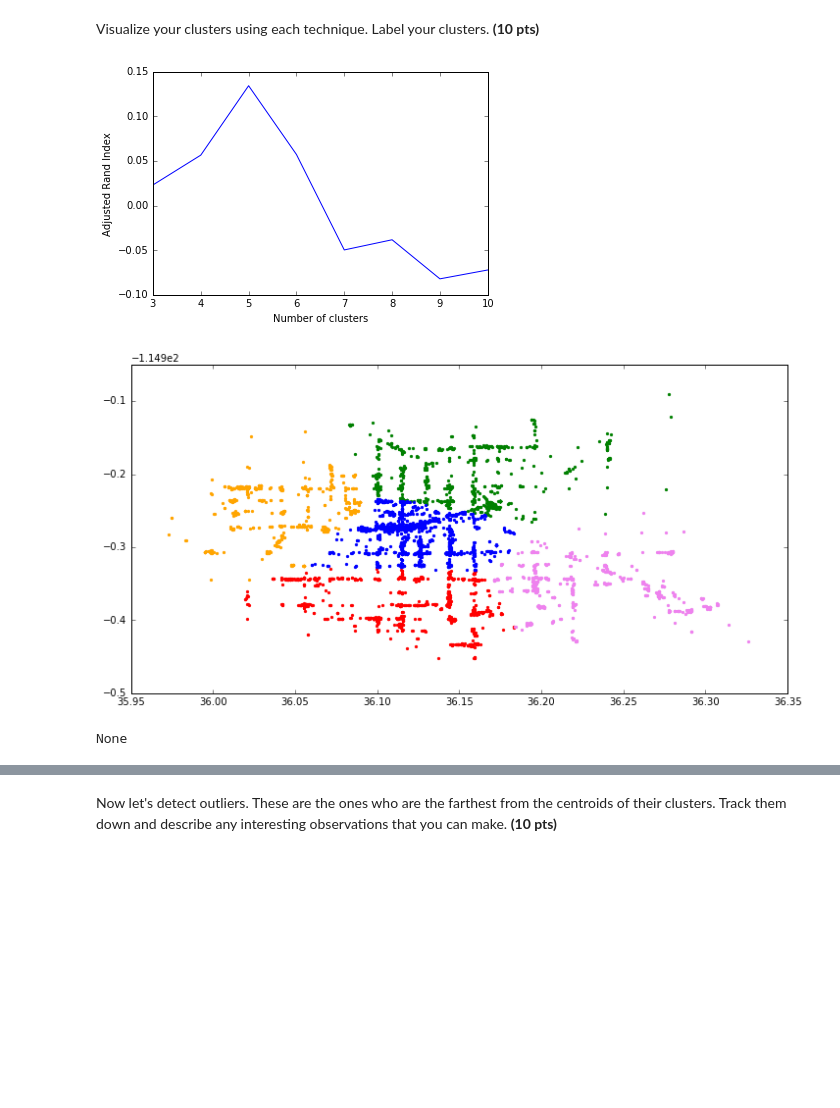
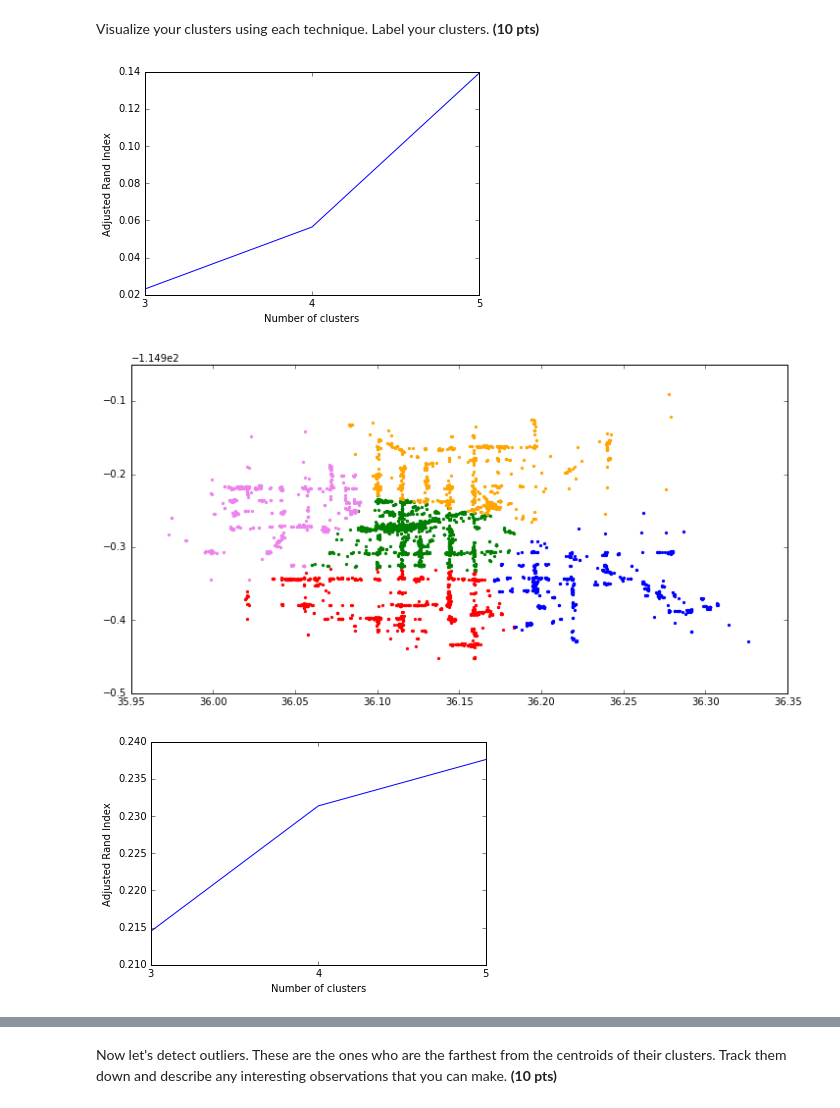
Before and after one commit to coolcor12/cs591-personal, a Jupyter notebook: hw2-submission/Homework-2.ipynb, the cells around one changed output, grey strips where cells are left out. Cells and saved outputs as stored; diff of their text form; code cells hidden in the pictures; blank space fills up the shorter version.

Commit message:
test run, cluster with attributes and locations

```diff
--- a/hw2-submission/Homework-2.ipynb
+++ b/hw2-submission/Homework-2.ipynb
@@ -202,27 +202,44 @@ Things you may want to consider:
 1. The spatial coordinates and restaurant categories/attributes have different units of scale. Your results could be arbitrarily skewed if you don't incorporate some scaling.
 2. Some restaurant types are inherently more common than others. For example, there are probably lots of "pizza" restaurants. You may want to normalize your vectors so that you don't end up with only clusters of "pizza" restaurants.
 # %%
+from sklearn.feature_extraction import DictVectorizer
+from sklearn.preprocessing import normalize
 from sklearn.cluster import KMeans
 import sklearn.metrics as metrics
 import numpy as np
 import json
 
 def parse_business_data(filename):
-    lexicon = load_lexicon()
     locations = [] # list of business locations (lat., long.)
-    similarities = [] # list of (categories, attributes)
+    attributes = [] # list of (categories, attributes)
     business = None # variable for current business in for loop
+    all_cats = []
     for line in open(filename, 'r'):
         business = json.loads(line) # load business from file
         if 'Restaurants' in business['categories']:
             if business['city'] == 'Las Vegas' and business['state'] == 'NV':
                 locations.append([business['latitude'], business['longitude']])
-                similarities.append((business['categories'],
-                                     business['attributes']))
-    return np.array(locations), similarities
+                attributes.append({key: int(business['attributes'][key]) for key in business['attributes']
+                                    if type(business['attributes'][key]) == bool})
+                all_cats += business['categories']
+    #print set(all_cats)
+    return np.array(locations), attributes
+
+def combine_and_noramalize(locs, attribs):
+    locs = normalize(locs)
+    vec = DictVectorizer()
+    X = vec.fit_transform(attributes).toarray() # integer vectors of tag count per user
+    y = vec.get_feature_names() # tag label of each index in vector
+    all_data = []
+    for i in range(len(locs)):
+        all_data += [[x for x in locs[i]] + [x for x in X[i]]]
+    return np.array(all_data)
 
 filename = 'yelp_dataset_challenge_academic_dataset/yelp_academic_dataset_business.json'
-locations, similarities = parse_business_data(filename)
+locations, attributes = parse_business_data(filename)
+all_data = combine_and_noramalize(locations, attributes)
+
+#print attributes
 
 #locations = np.array(locations).T
 #plt.figure(figsize=(12, 6))
@@ -251,36 +268,37 @@ def plot_cluster(points, labels):
     for key in X:
         plt.scatter(X[key][0], X[key][1], color=colors[key], marker=".")
     plt.show()
 
 def sc_evaluate_cluster(X, k, show_each=False):
     kmeans = KMeans(init='k-means++', n_clusters=k, n_init=10)
     kmeans.fit(X)
     if show_each:
         plot_cluster(X, kmeans.labels_)
     return metrics.silhouette_score(X, kmeans.labels_, metric='cosine'), kmeans.labels_
 
-def find_best_cluster(X, min_k, max_k, show_each=False):
+def find_best_cluster(X, min_k, max_k, locs, show_each=False):
     x = list(range(min_k, max_k + 1))
     scores = [0]*(max_k - min_k + 1)
     best_labels = None
     best_score = float('-inf')
     for i in range(min_k, max_k + 1):
         score, labels = sc_evaluate_cluster(X, i, show_each=show_each)
         scores[i - min_k] = score
         if score > best_score:
             best_score = score
             best_labels = labels
     plt.xlabel('Number of clusters')
     plt.ylabel('Adjusted Rand Index')
     plt.xticks(x)
     plt.plot(x, scores)
     plt.show()
 
-    plot_cluster(X, best_labels)
+    plot_cluster(locs, best_labels)
 
 
-print find_best_cluster(locations, 3, 10, show_each=False)
+find_best_cluster(locations, 3, 5, locations, show_each=False)
+find_best_cluster(all_data, 3, 5, locations, show_each=False)
 # %% [output]
-[figure, old version]
+[figure, new version]
-[figure, old version]
+[figure, new version]
-None
+[figure, added]
```
Also changed, not shown: parts of 1 cell of this notebook.
